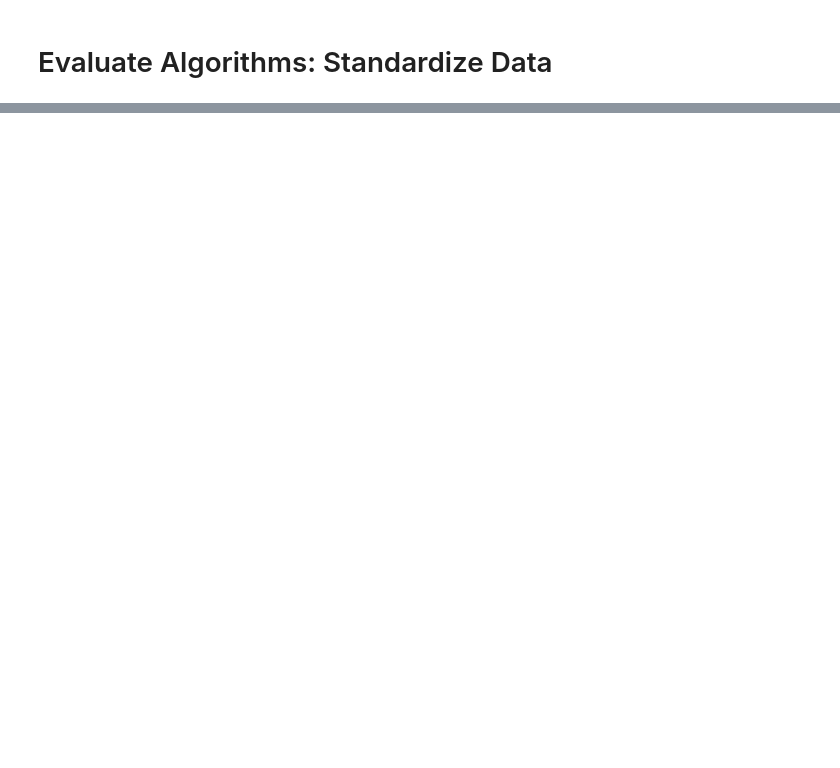
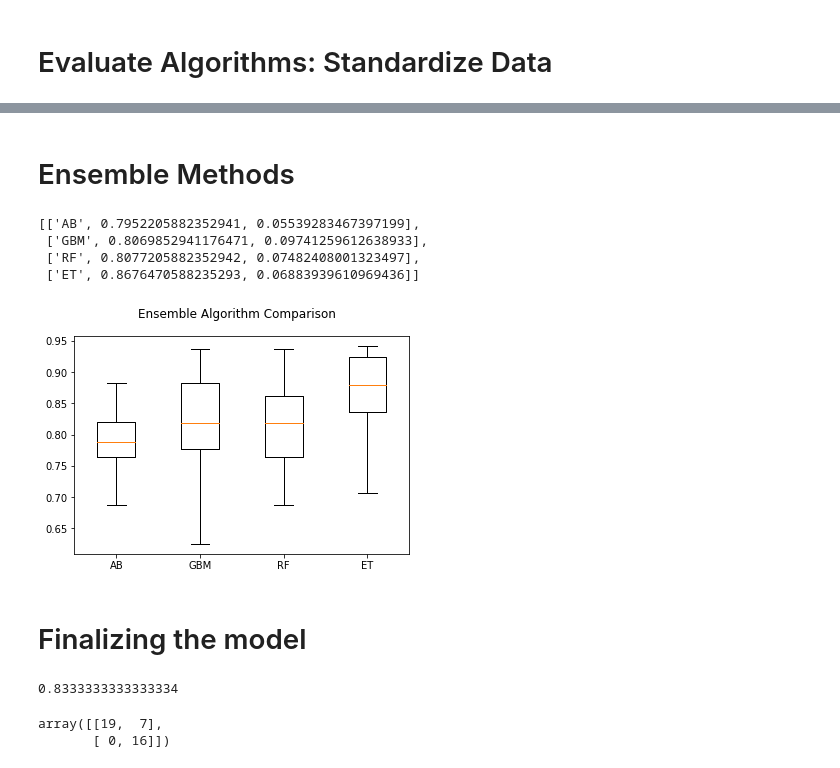
Before and after one commit to marcelounb/ML-Mastery-with-Python-Course, a Jupyter notebook: chap21_Binary_Classiﬁcation_ML_Case_Study_Project.ipynb, the cells around one changed output, grey strips where cells are left out. Saved outputs shown, nothing was run; the diff lists cells and outputs as text; code cells hidden in the pictures; blank space fills up the shorter version.

```diff
--- a/chap21_Binary_Classiﬁcation_ML_Case_Study_Project.ipynb
+++ b/chap21_Binary_Classiﬁcation_ML_Case_Study_Project.ipynb
@@ -227,0 +267,12 @@ plt.show()
+# %%
+# Tune scaled SVM
+scaler = StandardScaler().fit(X_train)
+rescaledX = scaler.transform(X_train)
+c_values = [0.1, 0.3, 0.5, 0.7, 0.9, 1.0, 1.3, 1.5, 1.7, 2.0]
+kernel_values = ['linear', 'poly', 'rbf', 'sigmoid']
+param_grid = dict(C=c_values, kernel=kernel_values)
+model = SVC()
+kfold = KFold(n_splits=num_folds, random_state=seed)
+grid = GridSearchCV(estimator=model, param_grid=param_grid, scoring=scoring, cv=kfold)
+grid_result = grid.fit(rescaledX, Y_train)
+grid_result.best_score_, grid_result.best_params_
@@ -227,0 +307,36 @@ plt.show()
+# %% [markdown]
+# Ensemble Methods
+# %%
+# ensembles
+ensembles = []
+ensembles.append(('AB', AdaBoostClassifier()))
+ensembles.append(('GBM', GradientBoostingClassifier()))
+ensembles.append(('RF', RandomForestClassifier()))
+ensembles.append(('ET', ExtraTreesClassifier()))
+results = []
+names = []
+msg = []
+for name, model in ensembles:
+  kfold = KFold(n_splits=num_folds)
+  cv_results = cross_val_score(model, X_train, Y_train, cv=kfold, scoring=scoring)
+  results.append(cv_results)
+  names.append(name)
+  msg.append([name, cv_results.mean(), cv_results.std()])
+msg
+# %% [output]
+[['AB', 0.7952205882352941, 0.05539283467397199],
+ ['GBM', 0.8069852941176471, 0.09741259612638933],
+ ['RF', 0.8077205882352942, 0.07482408001323497],
+ ['ET', 0.8676470588235293, 0.06883939610969436]]
+# %%
+# Compare Algorithms
+fig = plt.figure()
+fig.suptitle('Ensemble Algorithm Comparison')
+ax = fig.add_subplot(111)
+plt.boxplot(results)
+ax.set_xticklabels(names)
+plt.show()
+# %% [output]
+[figure, added]
+# %% [markdown]
+# Finalizing the model
@@ -227,0 +352,9 @@ plt.show()
+# %%
+accuracy_score(Y_validation, predictions)
+# %% [output]
+0.8333333333333334
+# %%
+confusion_matrix(Y_validation, predictions)
+# %% [output]
+array([[19,  7],
+       [ 0, 16]])
```
Also changed, not shown: parts of 14 cells of this notebook.
